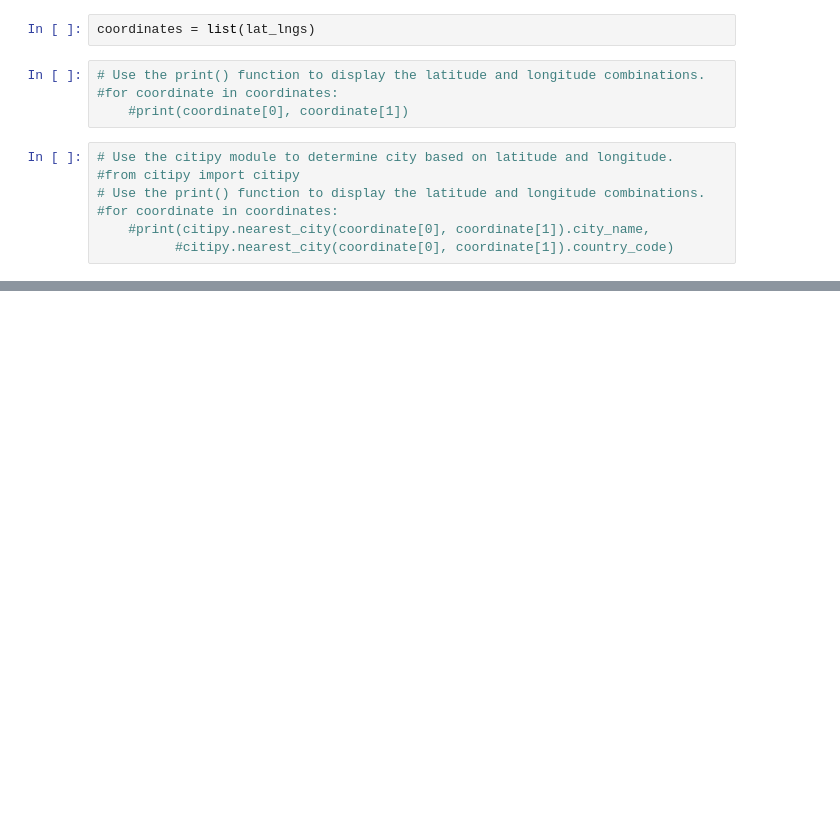
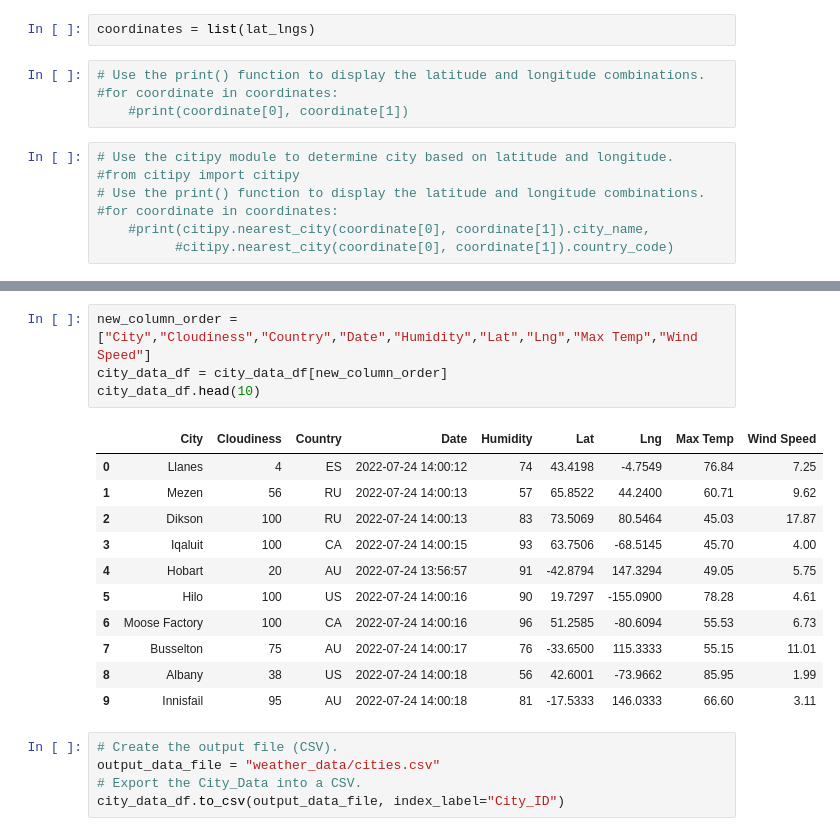
Before and after one commit to AmccartyA/World_Weather_Analysis, a Jupyter notebook: WeatherPy.ipynb, the cells around one changed output, grey strips where cells are left out. Cells and saved outputs as stored; diff of their text form; blank space fills up the shorter version.

```diff
--- a/WeatherPy.ipynb
+++ b/WeatherPy.ipynb
@@ -47,0 +239,21 @@ len(cities)
+# %%
+new_column_order = ["City","Cloudiness","Country","Date","Humidity","Lat","Lng","Max Temp","Wind Speed"]
+city_data_df = city_data_df[new_column_order]
+city_data_df.head(10)
+# %% [output]
+|  | City | Cloudiness | Country | Date | Humidity | Lat | Lng | Max Temp | Wind Speed |
+| 0 | Llanes | 4 | ES | 2022-07-24 14:00:12 | 74 | 43.4198 | -4.7549 | 76.84 | 7.25 |
+| 1 | Mezen | 56 | RU | 2022-07-24 14:00:13 | 57 | 65.8522 | 44.2400 | 60.71 | 9.62 |
+| 2 | Dikson | 100 | RU | 2022-07-24 14:00:13 | 83 | 73.5069 | 80.5464 | 45.03 | 17.87 |
+| 3 | Iqaluit | 100 | CA | 2022-07-24 14:00:15 | 93 | 63.7506 | -68.5145 | 45.70 | 4.00 |
+| 4 | Hobart | 20 | AU | 2022-07-24 13:56:57 | 91 | -42.8794 | 147.3294 | 49.05 | 5.75 |
+| 5 | Hilo | 100 | US | 2022-07-24 14:00:16 | 90 | 19.7297 | -155.0900 | 78.28 | 4.61 |
+| 6 | Moose Factory | 100 | CA | 2022-07-24 14:00:16 | 96 | 51.2585 | -80.6094 | 55.53 | 6.73 |
+| 7 | Busselton | 75 | AU | 2022-07-24 14:00:17 | 76 | -33.6500 | 115.3333 | 55.15 | 11.01 |
+| 8 | Albany | 38 | US | 2022-07-24 14:00:18 | 56 | 42.6001 | -73.9662 | 85.95 | 1.99 |
+| 9 | Innisfail | 95 | AU | 2022-07-24 14:00:18 | 81 | -17.5333 | 146.0333 | 66.60 | 3.11 |
+# %%
+# Create the output file (CSV).
+output_data_file = "weather_data/cities.csv"
+# Export the City_Data into a CSV.
+city_data_df.to_csv(output_data_file, index_label="City_ID")
```
Also changed, not shown: parts of 15 cells of this notebook, 2 other files.
